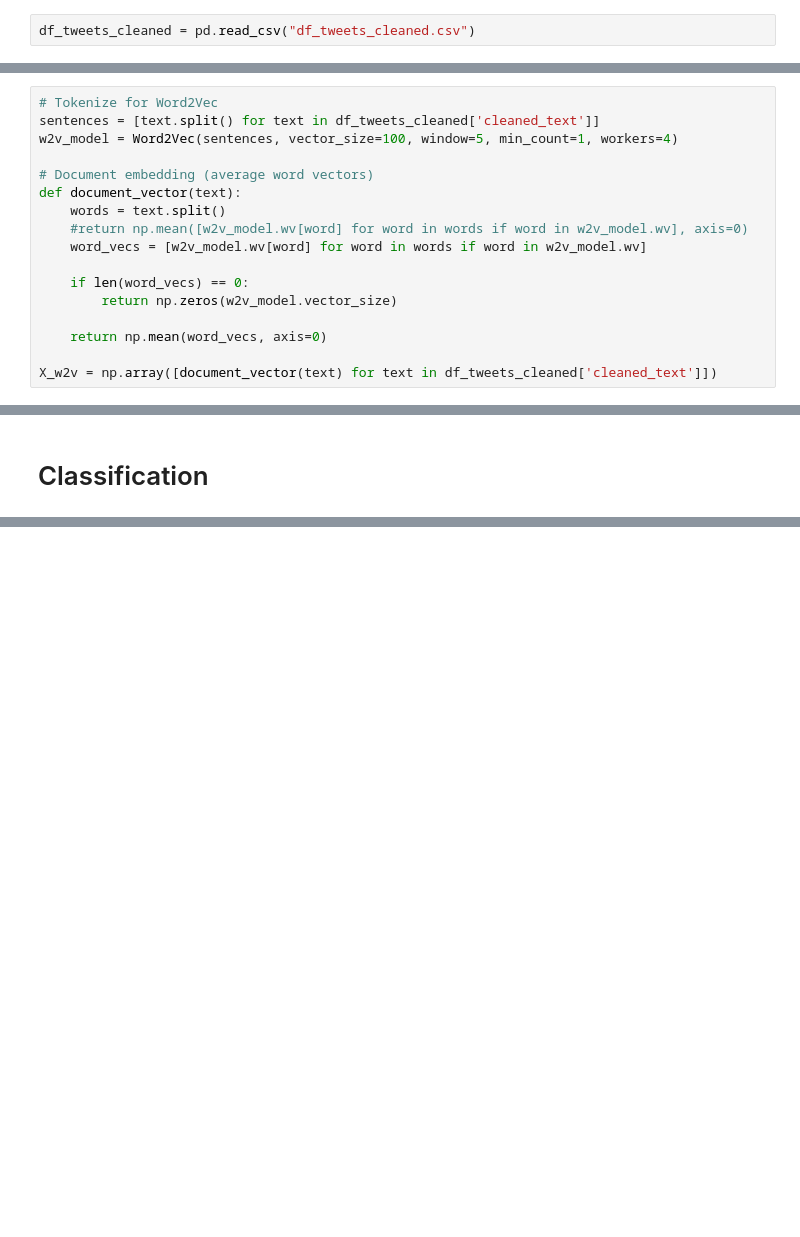
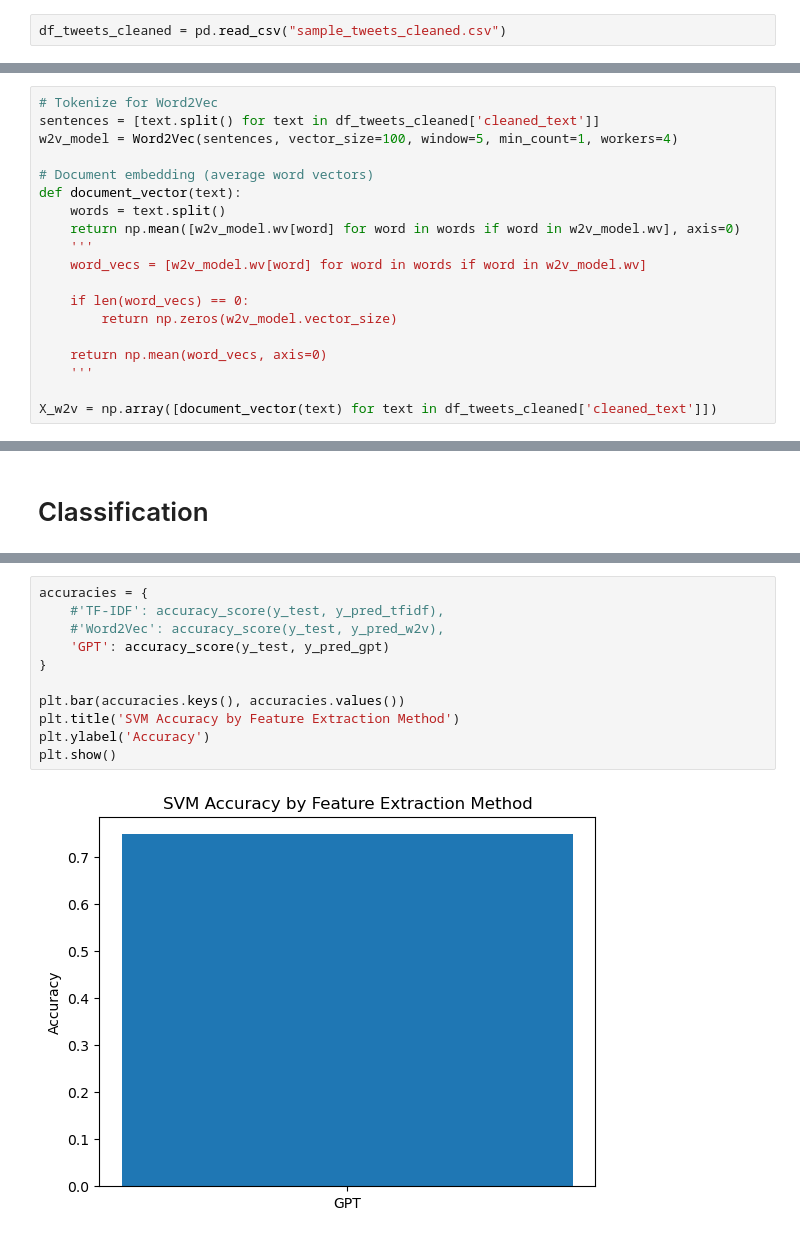
Before and after one commit to sabdelmoaty2380/ML-Programming-Final-Project, a Jupyter notebook: project_temp.ipynb, the cells around one changed output, grey strips where cells are left out. Cells and saved outputs as stored; diff of their text form; blank space fills up the shorter version.

```diff
--- a/project_temp.ipynb
+++ b/project_temp.ipynb
@@ -71,7 +74,7 @@ df_tweets.to_csv('df_tweets_cleaned.csv', encoding='utf-8', index=False)
 # %% [markdown]
 # Feature representation
 # %%
-df_tweets_cleaned = pd.read_csv("df_tweets_cleaned.csv")
+df_tweets_cleaned = pd.read_csv("sample_tweets_cleaned.csv")
 # %%
 df_tweets_cleaned = df_tweets_cleaned[['target', 'cleaned_text']]
 
@@ -126,13 +122,15 @@ w2v_model = Word2Vec(sentences, vector_size=100, window=5, min_count=1, workers=
 # Document embedding (average word vectors)
 def document_vector(text):
     words = text.split()
-    #return np.mean([w2v_model.wv[word] for word in words if word in w2v_model.wv], axis=0)
+    return np.mean([w2v_model.wv[word] for word in words if word in w2v_model.wv], axis=0)
+    '''
     word_vecs = [w2v_model.wv[word] for word in words if word in w2v_model.wv]
 
     if len(word_vecs) == 0:
         return np.zeros(w2v_model.vector_size)
 
     return np.mean(word_vecs, axis=0)
+    '''
 
 X_w2v = np.array([document_vector(text) for text in df_tweets_cleaned['cleaned_text']])
 # %%
@@ -255,0 +249,13 @@ Error:
+# %%
+accuracies = {
+    #'TF-IDF': accuracy_score(y_test, y_pred_tfidf),
+    #'Word2Vec': accuracy_score(y_test, y_pred_w2v),
+    'GPT': accuracy_score(y_test, y_pred_gpt)
+}
+
+plt.bar(accuracies.keys(), accuracies.values())
+plt.title('SVM Accuracy by Feature Extraction Method')
+plt.ylabel('Accuracy')
+plt.show()
+# %% [output]
+[figure, added]
```
Also changed, not shown: parts of 15 cells of this notebook, 2 other files.
